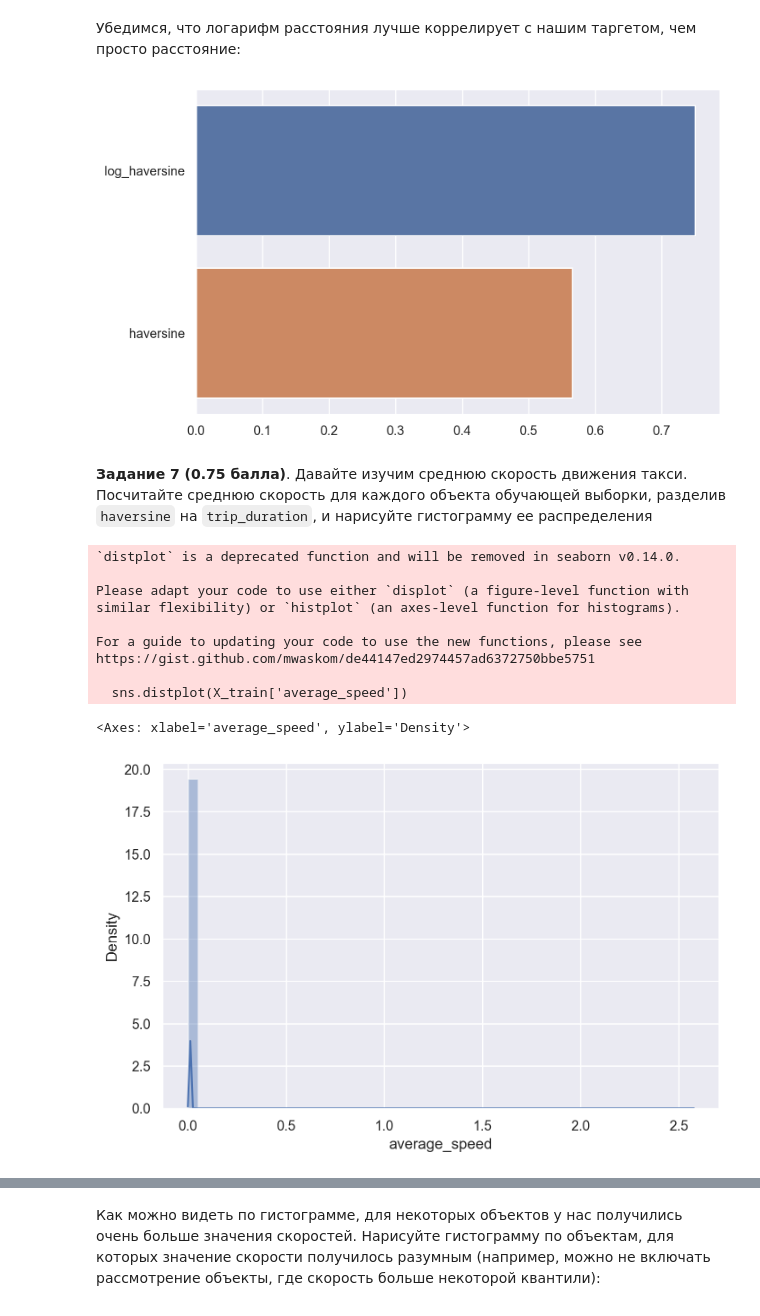
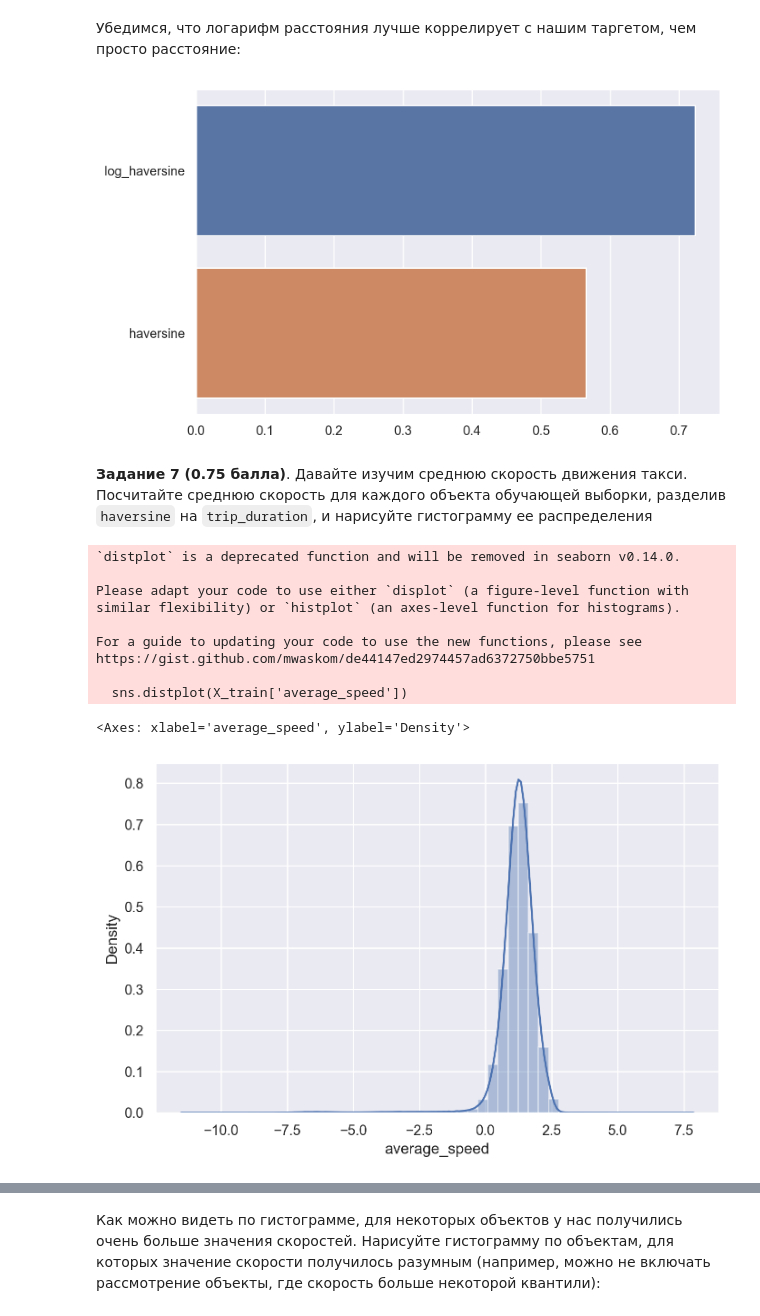
Before and after one commit to Nojatij/ml_courses, a Jupyter notebook: 1_st_course/homework/hw2/homework-practice-02-linregr.ipynb, the cells around one changed output, grey strips where cells are left out. Saved outputs shown, nothing was run; the diff lists cells and outputs as text; code cells hidden in the pictures.

```diff
--- a/1_st_course/homework/hw2/homework-practice-02-linregr.ipynb
+++ b/1_st_course/homework/hw2/homework-practice-02-linregr.ipynb
@@ -354,7 +342,7 @@ show_circles_on_map(X_train.sample(1000), "dropoff_latitude", "dropoff_longitude
 # %%
 def haversine_array(lat1, lng1, lat2, lng2):
     lat1, lng1, lat2, lng2 = map(np.radians, (lat1, lng1, lat2, lng2))
-    AVG_EARTH_RADIUS = 6371  # in km
+    AVG_EARTH_RADIUS = 6371*1000  # in km
     lat = lat2 - lat1
     lng = lng2 - lng1
     d = np.sin(lat * 0.5) ** 2 + np.cos(lat1) * np.cos(lat2) * np.sin(lng * 0.5) ** 2
@@ -374,28 +362,28 @@ correlations = X_train[['haversine', 'log_haversine']].corrwith(y_train).sort_va
 
 plot = sns.barplot(y=correlations.index, x=correlations)
 # %% [output]
-[figure, old version]
+[figure, new version]
 # %% [markdown]
 **Задание 7 (0.75 балла)**. Давайте изучим среднюю скорость движения такси. Посчитайте среднюю скорость для каждого объекта обучающей выборки, разделив `haversine` на `trip_duration`, и нарисуйте гистограмму ее распределения
 # %%
 y_train = pd.DataFrame(y_train)
 # X_train['aaaverage_speed'] = X_train['log_haversine'] - y_train['log_trip_duration']
 # X_train['speedspeed'] = np.expm1(X_train['aaverage_speed'])
 # sns.distplot(X_train['average_speed'])
-X_train['average_speed'] = X_train['haversine']/np.expm1(y_train['log_trip_duration'])
+X_train['average_speed'] = X_train['log_haversine'] - (y_train['log_trip_duration'])
 sns.distplot(X_train['average_speed'])
 # %% [output]
 `distplot` is a deprecated function and will be removed in seaborn v0.14.0.
 
 Please adapt your code to use either `displot` (a figure-level function with
 similar flexibility) or `histplot` (an axes-level function for histograms).
 
 For a guide to updating your code to use the new functions, please see
 https://gist.github.com/mwaskom/de44147ed2974457ad6372750bbe5751
 
   sns.distplot(X_train['average_speed'])
 <Axes: xlabel='average_speed', ylabel='Density'>
-[figure, old version]
+[figure, new version]
 # %%
 X_train.describe()
 # %% [output]
```
Also changed, not shown: parts of 27 cells of this notebook.
